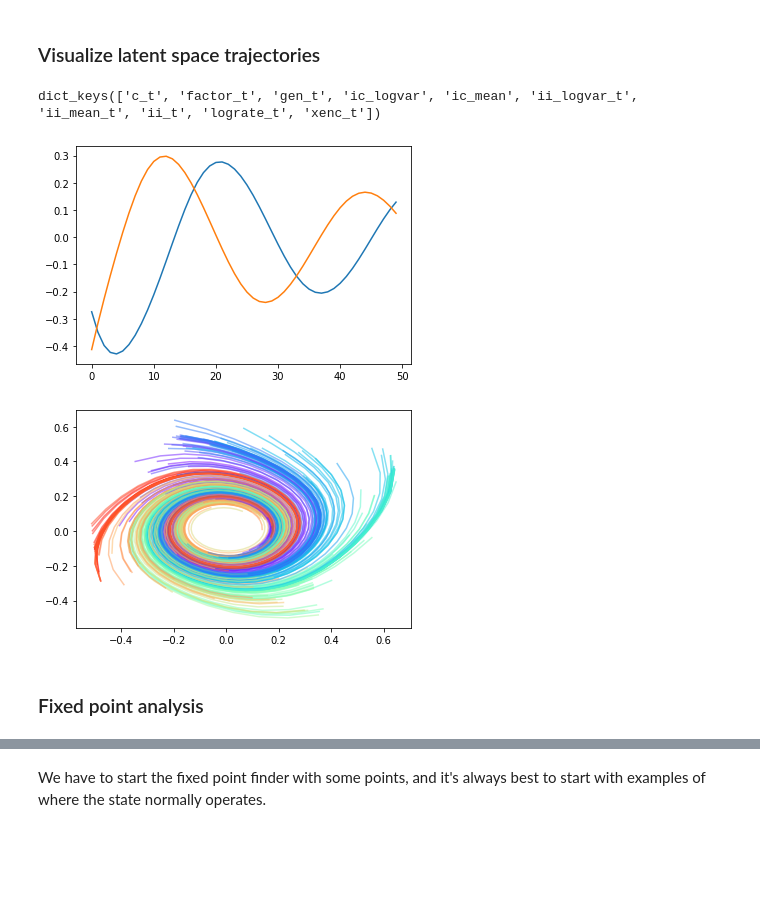
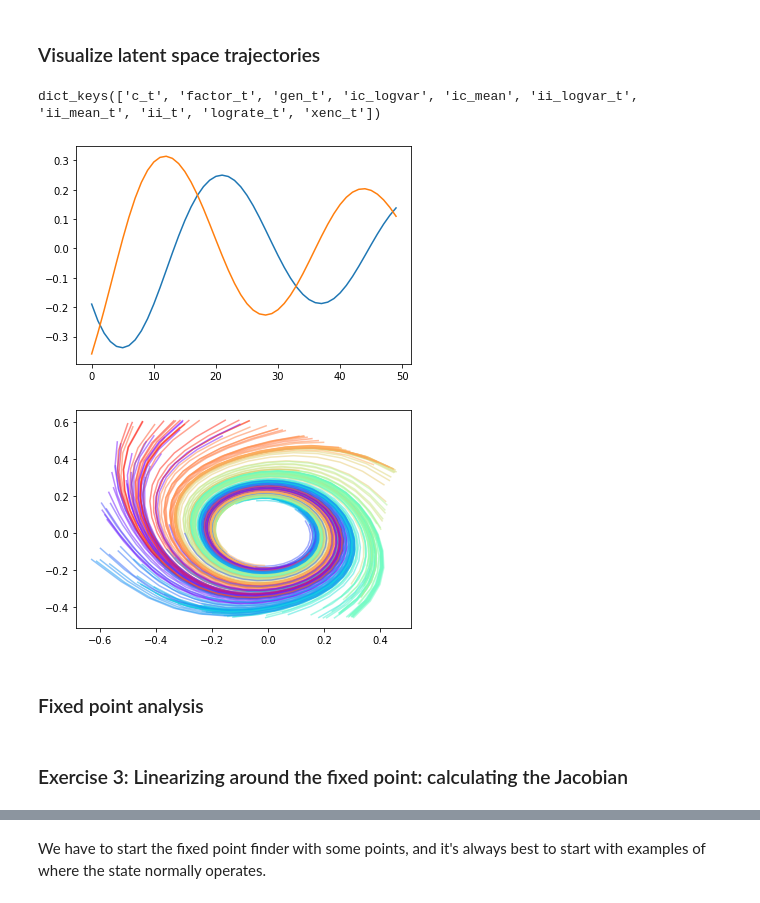
Before and after one commit to NinelK/IMBIZO2022_DS_tutorial_solutions, a Jupyter notebook: DS_Tutorial_Part_3_SOLUTIONS.ipynb, the cells around one changed output, grey strips where cells are left out. Saved outputs shown, nothing was run; the diff lists cells and outputs as text; code cells hidden in the pictures; blank space fills up the shorter version.

```diff
--- a/DS_Tutorial_Part_3_SOLUTIONS.ipynb
+++ b/DS_Tutorial_Part_3_SOLUTIONS.ipynb
@@ -97,8 +97,8 @@ def vanilla_rnn(params, h, x, nonlin=jnp.tanh):
 
   Arguments:
     params: dictionary of RNN parameters
-    h: np array of hidden state
-    x: np array of input
+    h: np array of hidden state components
+    x: np array of input components
 
   Returns:
     np array of hidden state after RNN update"""
@@ -183,7 +193,7 @@ params = {'wA' : jnp.array([[np.sqrt(1.-w**2),w],[-w,np.sqrt(1.-w**2)]]),
 T = 50
 num_trials = 200
 synth_spikes = []
-reach_angle = []
+ic_angle = []
 for _ in tqdm(range(num_trials)):
   a = np.random.uniform() *2 * jnp.pi - jnp.pi
   h = jnp.array([np.sin(a),np.cos(a)]).flatten()
@@ -193,4 +203,4 @@ for _ in tqdm(range(num_trials)):
     h, s = generative_model(params, h, jnp.zeros((n,)), key)
     spikes_this_trial.append(s)
   synth_spikes.append(spikes_this_trial)
-  reach_angle.append(a)
+  ic_angle.append(a)
@@ -203,15 +241,14 @@ TODO: Add LFADS intro
 # %%
+# convert synthetic data to numpy arrays
 data_bxtxn = np.array(synth_spikes)
-reach_angle = np.array(reach_angle).flatten()
-print(data_bxtxn.shape)
+ic_angle = np.array(ic_angle).flatten()
 
-data_dt = 10.0        # define our dt in a physiological range [ms]
-
-train_fraction = 0.9      # Train with 90% of the synthetic data
-
-nexamples, ntimesteps, data_dim = data_bxtxn.shape
+train_fraction = 0.9     # Train with 90% of the synthetic data, evaluate on 10%
+nexamples, ntimesteps, data_dim = data_bxtxn.shape # get the shape of all data
 
 train_data, eval_data = utils.split_data(data_bxtxn,
-                                         train_fraction=train_fraction)
+                                         train_fraction=train_fraction) # split
 eval_data_offset = int(train_fraction * data_bxtxn.shape[0])
+
+print(f'First {eval_data_offset} out of {nexamples} trials will be used in training.')
 # %% [output]
@@ -420,7 +436,7 @@ plt.plot(psa_dict['factor_t'])
 psa_dict.keys()
 # %% [output]
 dict_keys(['c_t', 'factor_t', 'gen_t', 'ic_logvar', 'ic_mean', 'ii_logvar_t', 'ii_mean_t', 'ii_t', 'lograte_t', 'xenc_t'])
-[figure, old version]
+[figure, new version]
 # %%
 # sample trajectories
 ics = np.empty((data_bxtxn.shape[0],gen_dim))
@@ -431,18 +447,14 @@ for i, psa_example in enumerate(data_bxtxn.astype(jnp.float32)):
     ics[i] = psa_dict['ic_mean']
     gen_traj[i] = psa_dict['gen_t']
 # %%
-ncomponents = 2
-pca = PCA(ncomponents)
-pca.fit(np.reshape(gen_traj, [-1, gen_dim]))
-
-S = pca.components_.T
-
-for a,t in zip(reach_angle,gen_traj):
-  plt.plot(*(t@S)[:,:].T, c=plt.cm.rainbow(a / (2*np.pi) + 0.5),alpha=0.5)
+for a,t in zip(ic_angle,gen_traj):
+  plt.plot(*t.T, c=plt.cm.rainbow(a / (2*np.pi) + 0.5),alpha=0.5)
 # %% [output]
-[figure, old version]
+[figure, new version]
 # %% [markdown]
 ### Fixed point analysis
+# %% [markdown]
+### Exercise 3: Linearizing around the fixed point: calculating the Jacobian
 # %%
 %load_ext autoreload
 %autoreload 2
```
Also changed, not shown: parts of 39 cells of this notebook.
